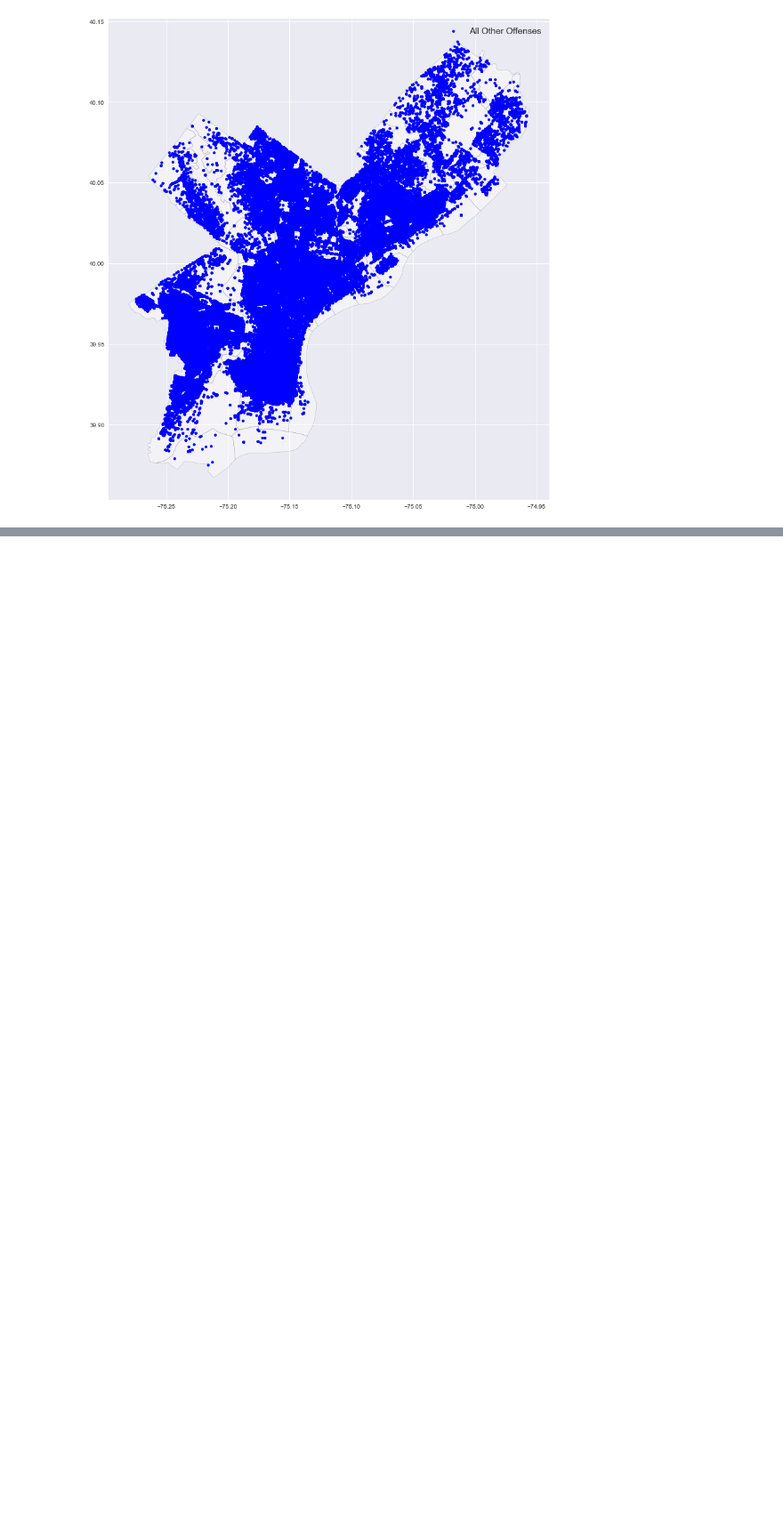
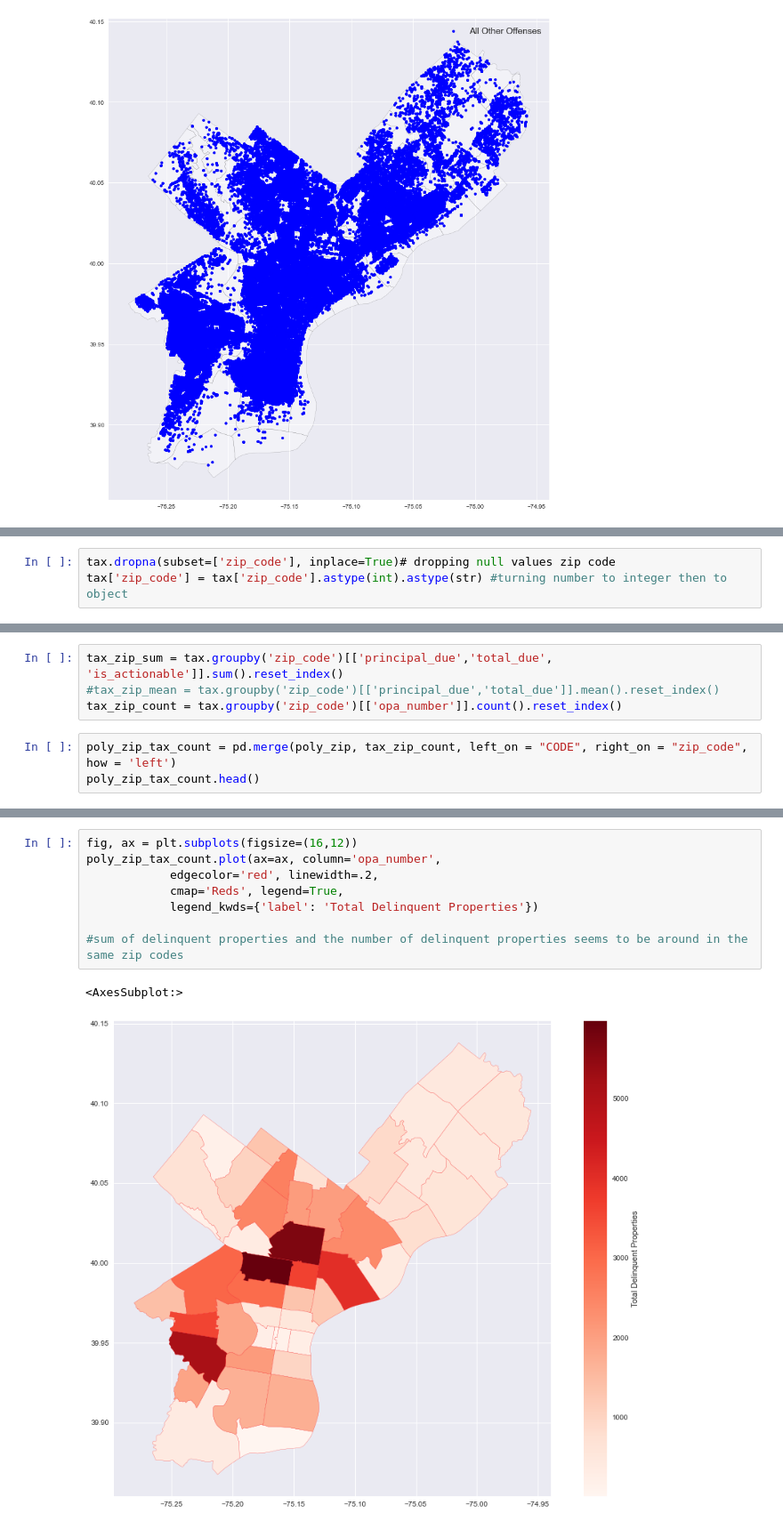
Before and after one commit to Pball01/vacant_lot, a Jupyter notebook: data_explore.ipynb, the cells around one changed output, grey strips where cells are left out. Shown at 89% size. Cells and saved outputs as stored; diff of their text form; blank space fills up the shorter version.

```diff
--- a/data_explore.ipynb
+++ b/data_explore.ipynb
@@ -868,0 +1138,3 @@ street_map.to_crs(epsg = 4326).head()
+# %%
+tax.dropna(subset=['zip_code'], inplace=True)# dropping null values zip code
+tax['zip_code'] = tax['zip_code'].astype(int).astype(str) #turning number to integer then to object
@@ -868,0 +1161,7 @@ street_map.to_crs(epsg = 4326).head()
+# %%
+tax_zip_sum = tax.groupby('zip_code')[['principal_due','total_due', 'is_actionable']].sum().reset_index()
+#tax_zip_mean = tax.groupby('zip_code')[['principal_due','total_due']].mean().reset_index()
+tax_zip_count = tax.groupby('zip_code')[['opa_number']].count().reset_index()
+# %%
+poly_zip_tax_count = pd.merge(poly_zip, tax_zip_count, left_on = "CODE", right_on = "zip_code", how = 'left')
+poly_zip_tax_count.head()
@@ -868,0 +1175,11 @@ street_map.to_crs(epsg = 4326).head()
+# %%
+fig, ax = plt.subplots(figsize=(16,12))
+poly_zip_tax_count.plot(ax=ax, column='opa_number',
+            edgecolor='red', linewidth=.2,
+            cmap='Reds', legend=True,
+            legend_kwds={'label': 'Total Delinquent Properties'})
+
+#sum of delinquent properties and the number of delinquent properties seems to be around in the same zip codes
+# %% [output]
+<AxesSubplot:>
+[figure, added]
```
Also changed, not shown: parts of 69 cells of this notebook.
